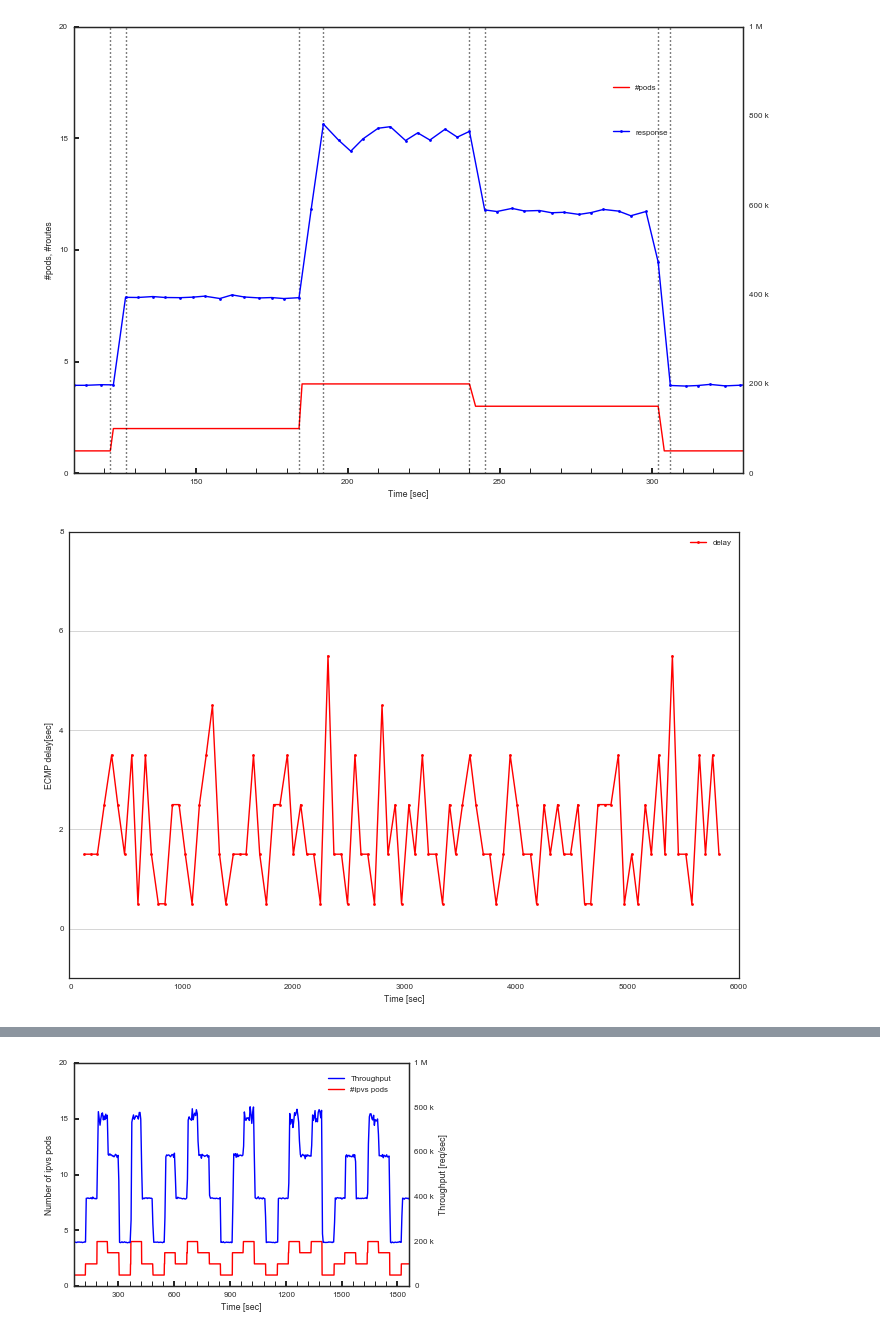
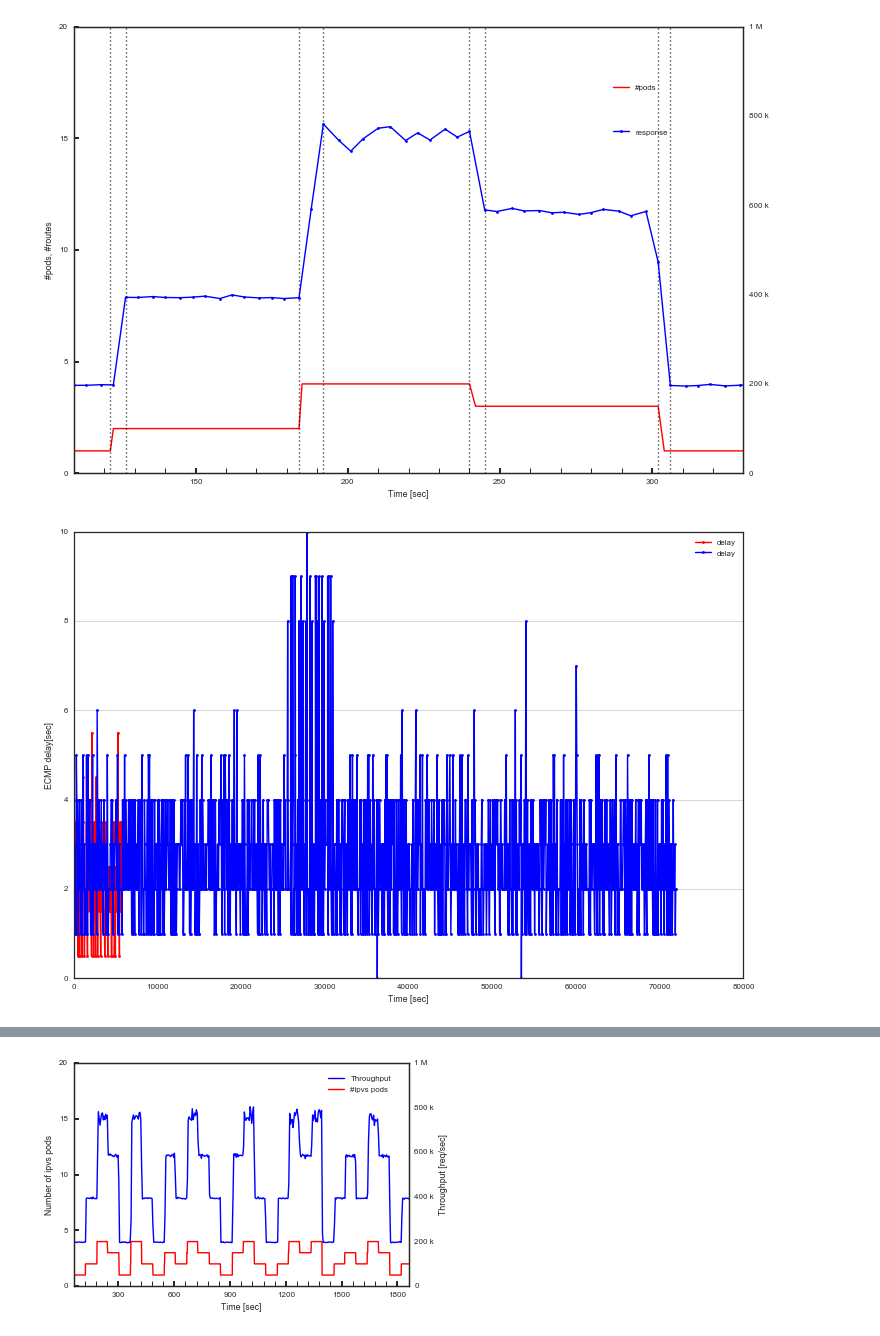
Before and after one commit to ktaka-ccmp/kube-lb-bench, a Jupyter notebook: KuruwaNew/ECMP_FIGS.ipynb, the cells around one changed output, grey strips where cells are left out. Drawn from its saved outputs; the diff is of its cells as text; code cells hidden in the pictures.

```diff
--- a/KuruwaNew/ECMP_FIGS.ipynb
+++ b/KuruwaNew/ECMP_FIGS.ipynb
@@ -803,22 +803,24 @@ plt.show()
 # %%
 #fig = plt.figure(figsize=(6, 4))
 fig = plt.figure(figsize=(12, 8))
 ax1 = fig.add_subplot(111)
 
 d3 = np.loadtxt("Try01_cubic/response_0844/lbnum2.csv",usecols=(0,3), delimiter=',', unpack=True, skiprows=0)
+d4 = np.loadtxt("Try01_cubic/response_1836/lbnum2.csv",usecols=(0,3), delimiter=',', unpack=True, skiprows=0)
 
-ax1.plot(d3[0]-1540511067, d3[1],  color='r', ls='-', marker='.', label='delay')
+ax1.plot(d3[0]-d3[0][0], d3[1],  color='r', ls='-', marker='.', label='delay')
+ax1.plot(d4[0]-d4[0][0], d4[1],  color='b', ls='-', marker='.', label='delay')
 #ax1.legend(loc=(0.8,0.85))
 ax1.legend()
-ax1.set_xlim(-10,6000)
-ax1.set_ylim(-1,8)
-ax1.set_yticks(np.arange(0, 8.1, 2))
+#ax1.set_xlim(-10,85000)
+#ax1.set_ylim(-1,10.1)
+#ax1.set_yticks(np.arange(0, 8.1, 2))
 ax1.set_ylabel('ECMP delay[sec]')
 ax1.set_xlabel('Time [sec]')
 ax1.grid(True,axis='y')
 plt.show()
 # %% [output]
-[figure, old version]
+[figure, new version]
 # %%
 fig = plt.figure(figsize=(6, 4))
 ax1 = fig.add_subplot(111)
```
Also changed, not shown: parts of 3 cells of this notebook, 14 other files.
